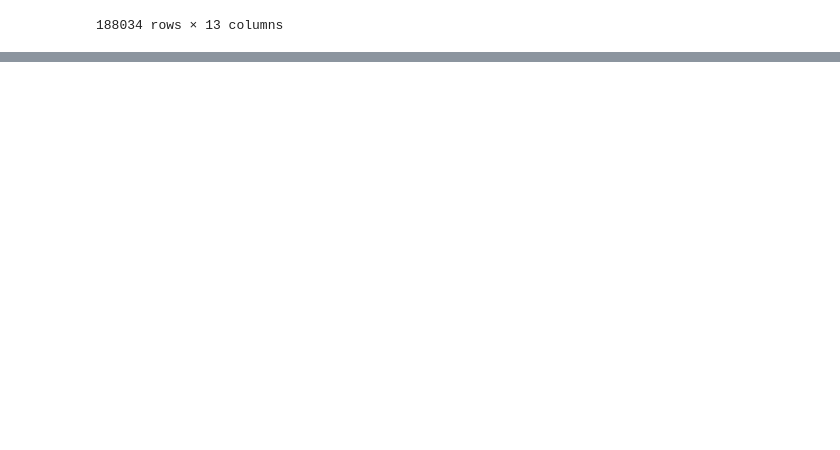
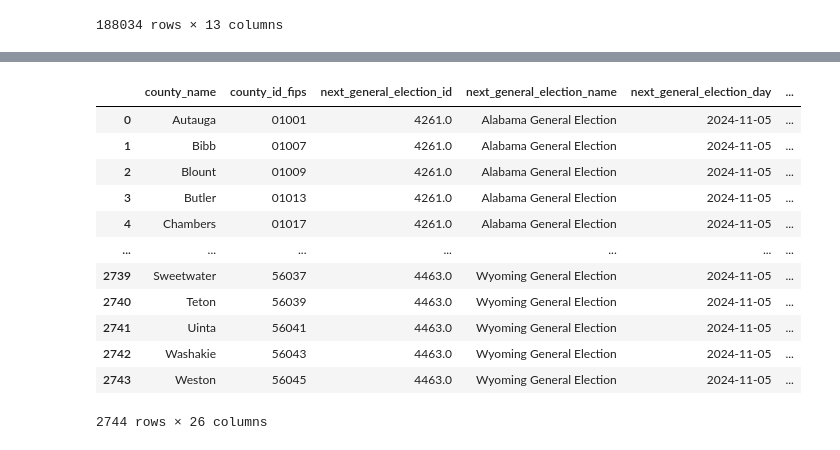
Before and after one commit to deployment-gap-model-education-fund/deployment-gap-model, a Jupyter notebook: notebooks/33-bdn-ballot-ready-normalization.ipynb, the cells around one changed output, grey strips where cells are left out. Saved outputs shown, nothing was run; the diff lists cells and outputs as text; code cells hidden in the pictures; blank space fills up the shorter version.

```diff
--- a/notebooks/33-bdn-ballot-ready-normalization.ipynb
+++ b/notebooks/33-bdn-ballot-ready-normalization.ipynb
@@ -424,0 +504,4 @@ br_races
+# %%
+engine = dbcp.helpers.get_sql_engine()
+with engine.connect() as con:
+    br_election_data = pd.read_sql_table("br_election_data", con, schema="data_mart")
@@ -424,0 +548,19 @@ br_races
+# %%
+with engine.connect() as con:
+    county_commission_election_info = pd.read_sql_table("county_commission_election_info", con, schema="data_mart")
+# %%
+county_commission_election_info
+# %% [output]
+|  | county_name | county_id_fips | next_general_election_id | next_general_election_name | next_general_election_day | ... |
+| 0 | Autauga | 01001 | 4261.0 | Alabama General Election | 2024-11-05 | ... |
+| 1 | Bibb | 01007 | 4261.0 | Alabama General Election | 2024-11-05 | ... |
+| 2 | Blount | 01009 | 4261.0 | Alabama General Election | 2024-11-05 | ... |
+| 3 | Butler | 01013 | 4261.0 | Alabama General Election | 2024-11-05 | ... |
+| 4 | Chambers | 01017 | 4261.0 | Alabama General Election | 2024-11-05 | ... |
+| ... | ... | ... | ... | ... | ... | ... |
+| 2739 | Sweetwater | 56037 | 4463.0 | Wyoming General Election | 2024-11-05 | ... |
+| 2740 | Teton | 56039 | 4463.0 | Wyoming General Election | 2024-11-05 | ... |
+| 2741 | Uinta | 56041 | 4463.0 | Wyoming General Election | 2024-11-05 | ... |
+| 2742 | Washakie | 56043 | 4463.0 | Wyoming General Election | 2024-11-05 | ... |
+| 2743 | Weston | 56045 | 4463.0 | Wyoming General Election | 2024-11-05 | ... |
+2744 rows × 26 columns
```
Also changed, not shown: parts of 20 cells of this notebook, 4 other files.
